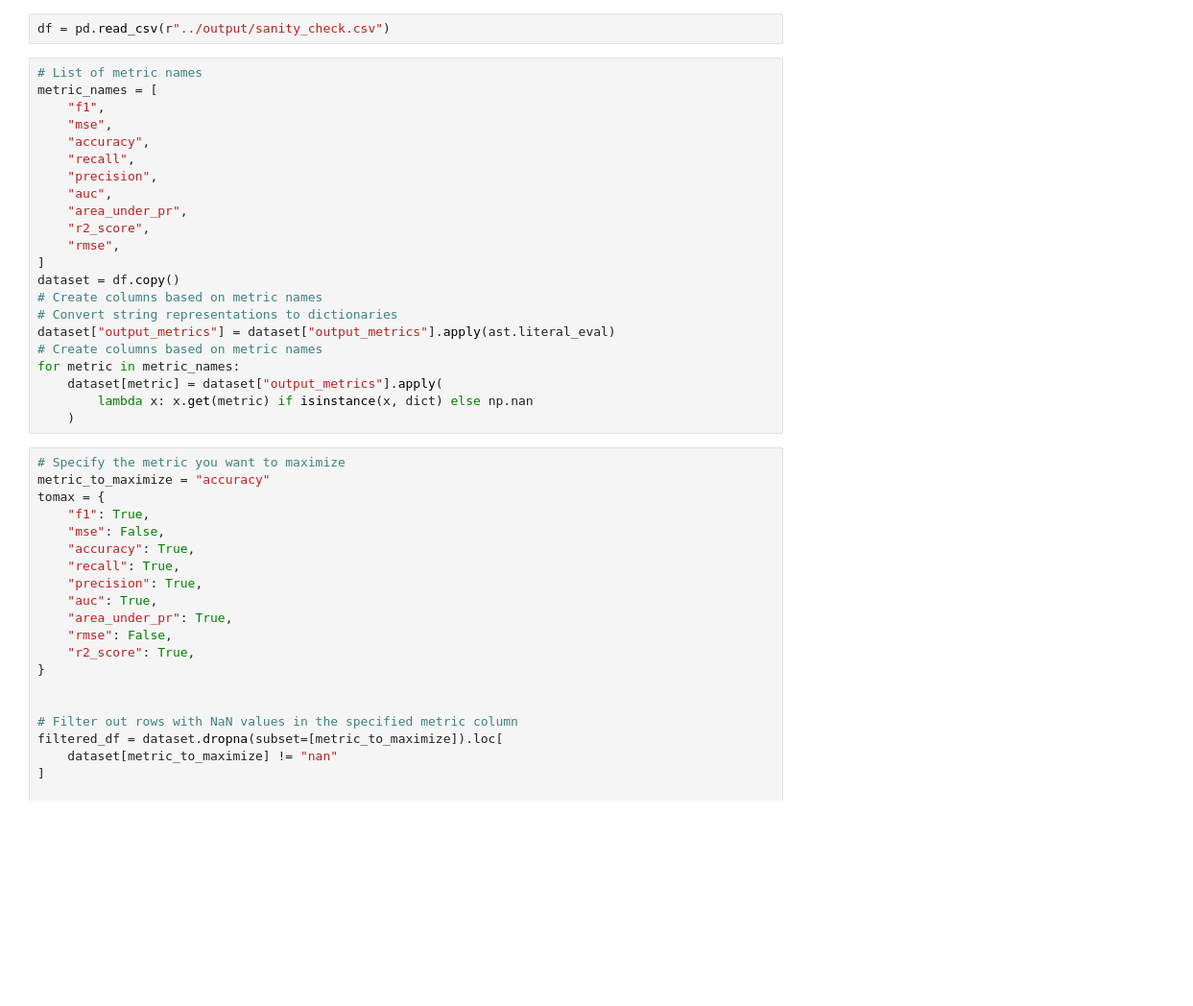
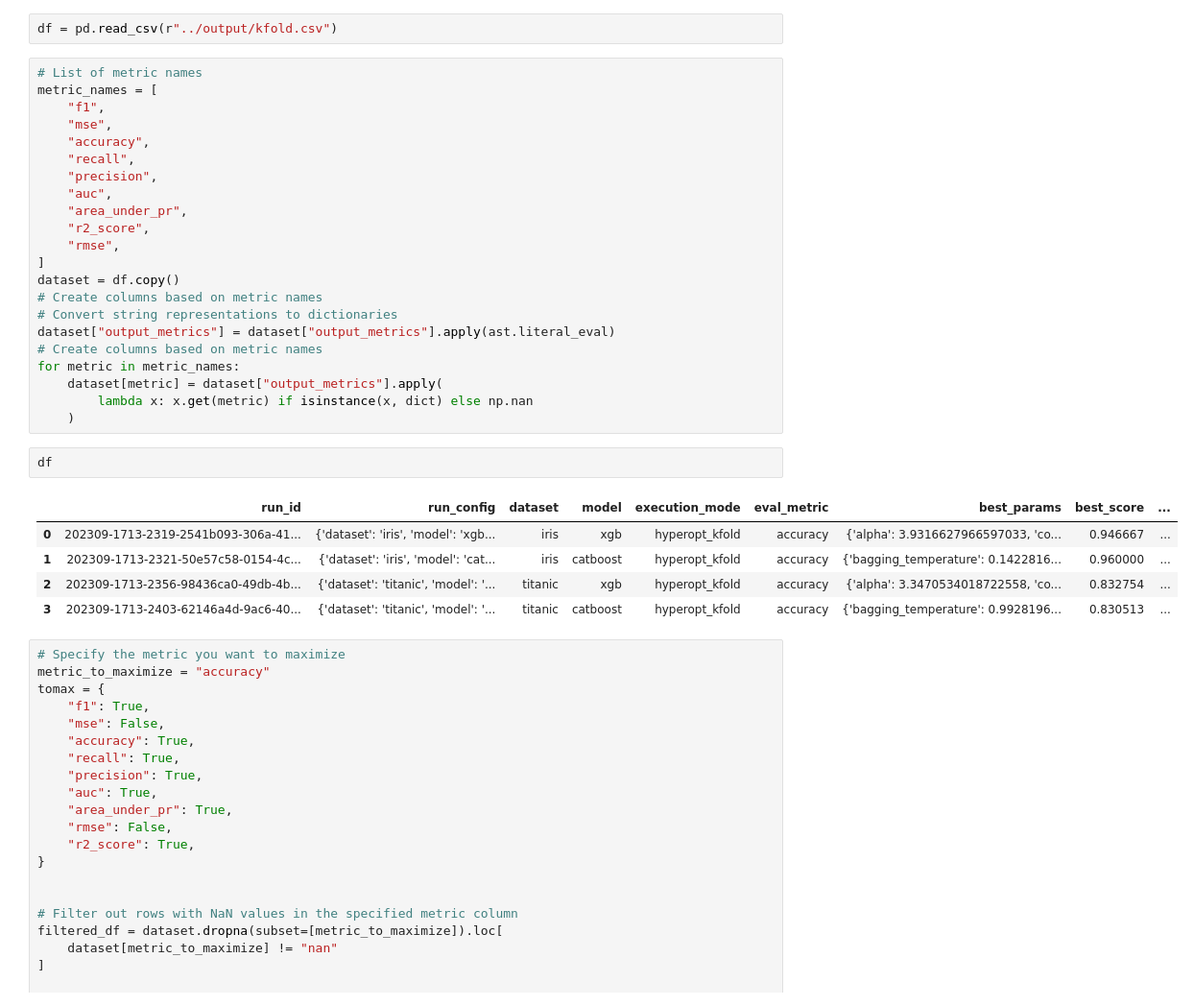
Before and after one commit to mdicio/AutoDeep, a Jupyter notebook: notebooks/ExplorationBook.ipynb, the cells around one changed output. Shown at 96% size. Cells and saved outputs as stored; diff of their text form; blank space fills up the shorter version.

```diff
--- a/notebooks/ExplorationBook.ipynb
+++ b/notebooks/ExplorationBook.ipynb
@@ -5,7 +5,7 @@ import ast
 
 pd.set_option("display.max_rows", None)
 # %%
-df = pd.read_csv(r"../output/sanity_check.csv")
+df = pd.read_csv(r"../output/kfold.csv")
 # %%
 # List of metric names
 metric_names = [
@@ -28,6 +28,14 @@ for metric in metric_names:
     dataset[metric] = dataset["output_metrics"].apply(
         lambda x: x.get(metric) if isinstance(x, dict) else np.nan
     )
+# %%
+df
+# %% [output]
+|  | run_id | run_config | dataset | model | execution_mode | eval_metric | best_params | best_score | ... |
+| 0 | 202309-1713-2319-2541b093-306a-41... | {'dataset': 'iris', 'model': 'xgb... | iris | xgb | hyperopt_kfold | accuracy | {'alpha': 3.9316627966597033, 'co... | 0.946667 | ... |
+| 1 | 202309-1713-2321-50e57c58-0154-4c... | {'dataset': 'iris', 'model': 'cat... | iris | catboost | hyperopt_kfold | accuracy | {'bagging_temperature': 0.1422816... | 0.960000 | ... |
+| 2 | 202309-1713-2356-98436ca0-49db-4b... | {'dataset': 'titanic', 'model': '... | titanic | xgb | hyperopt_kfold | accuracy | {'alpha': 3.3470534018722558, 'co... | 0.832754 | ... |
+| 3 | 202309-1713-2403-62146a4d-9ac6-40... | {'dataset': 'titanic', 'model': '... | titanic | catboost | hyperopt_kfold | accuracy | {'bagging_temperature': 0.9928196... | 0.830513 | ... |
 # %%
 # Specify the metric you want to maximize
 metric_to_maximize = "accuracy"
```
Also changed, not shown: 4 other files.
